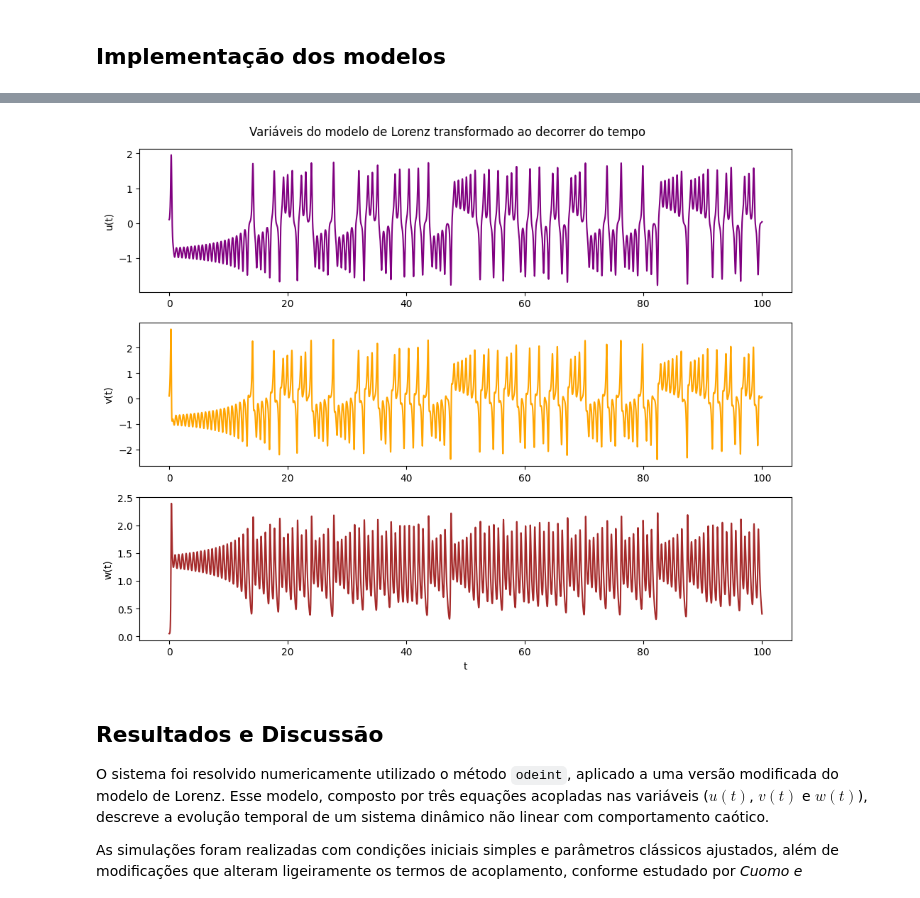
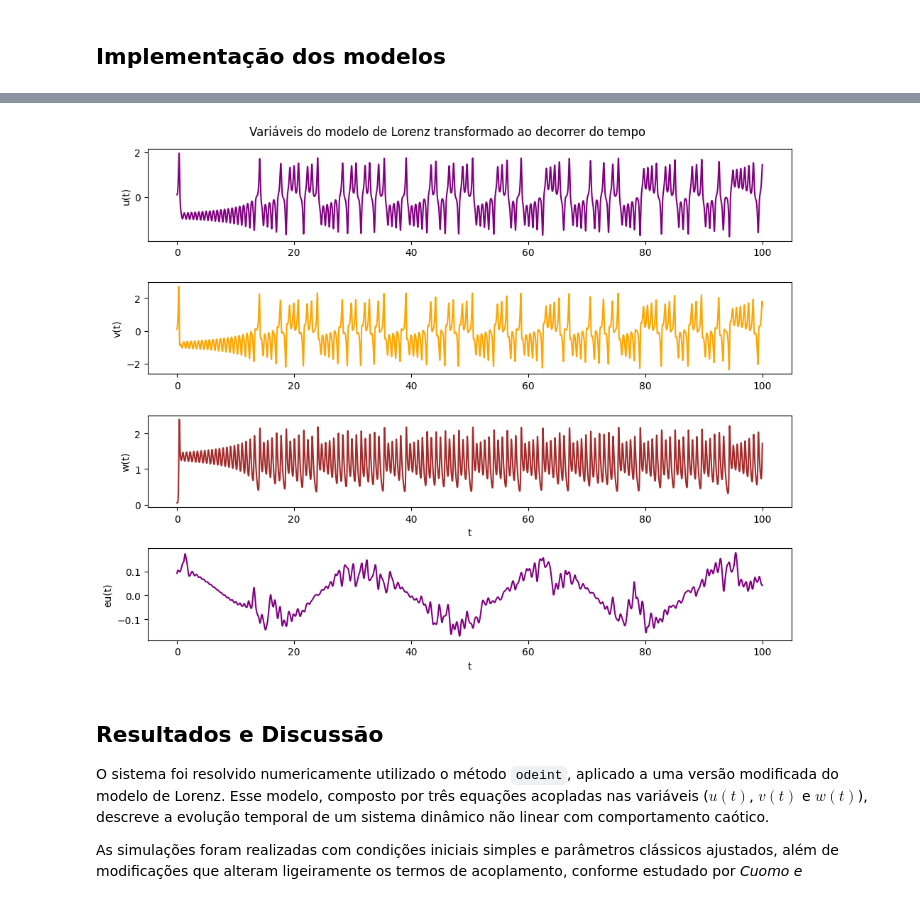
Before and after one commit to IanneVFernandes/projeto-metodos, a Jupyter notebook: parte2.ipynb, the cells around one changed output, grey strips where cells are left out. Drawn from its saved outputs; the diff is of its cells as text; code cells hidden in the pictures.

```diff
--- a/parte2.ipynb
+++ b/parte2.ipynb
@@ -133,6 +134,18 @@ def lorenz_model_transformed(state, t, sigma=10, rho=28, beta=8/3):
     dvdt = rho * u - v - 20 * u * w
     dwdt = 5 * u * v - beta * w
     return (dudt, dvdt, dwdt)
+# %%
+# Sistema de Lorenz em um circuito eletrônico (u = x/10, v = y/10 e w =z/20):
+def lorenz_model_transformed_receiver(state, t, sigma=10, rho=28, beta=8/3):
+    uR, vR, wR = state
+
+    s_t = s_func(t)   # <-- sinal recebido no instante t
+
+    dudt = sigma * (vR - uR)
+    dvdt = rho * s_t - vR - 20 * s_t * wR
+    dwdt = 5 * s_t * vR - beta * wR
+
+    return (dudt, dvdt, dwdt)
 # %%
 # Condições iniciais
 initial_state_lorenz1 = (1, 1, 1)
@@ -141,7 +154,6 @@ initial_state_lorenz3 = (1, 1, 1.01)
 
 initial_state_lorenz_transformed = (0.1, 0.1, 0.05)
 t = np.linspace(0, 100, 10000)
-
 
 # Solução numérica das equações diferenciais
 xyz = odeint(lorenz_model, initial_state_lorenz1, t)
@@ -162,6 +174,25 @@ uvw = odeint(lorenz_model_transformed, initial_state_lorenz_transformed, t)
 
 ## Separa as variáveis u, v, w
 u, v, w = uvw.T
+
+## Criar s(t)
+m = 0.1 * np.cos(0.2 * t)
+s = u + m
+
+
+s_func = interp1d(
+    t,
+    s,
+    kind='linear',
+    fill_value="extrapolate"
+)
+
+uvwr = odeint(lorenz_model_transformed_receiver, initial_state_lorenz_transformed, t)
+
+## Separa as variáveis u, v, w
+u_r, v_r, w_r = uvwr.T
+
+eu, ev, ew = u - u_r, v - v_r, w - w_r
 # %%
 # Plota o atrator de Lorenz1
 fig1 = plt.figure(figsize=(10, 7))
@@ -232,23 +285,31 @@ plt.show()
 # %%
 # Cria uma figura com 3 subplots (um para cada variável)
-_, axis = plt.subplots(3, 1, figsize=(10, 8))
+_, axis = plt.subplots(4, 1, figsize=(10, 8))
 
 axis[0].plot(t, u, label='u(t)', color='purple')
 axis[0].set_ylabel('u(t)')
 
 axis[1].plot(t, v, label='v(t)', color='orange')
 axis[1].set_ylabel('v(t)')
 
 axis[2].plot(t, w, label='w(t)', color='brown')
 axis[2].set_xlabel('t')
 axis[2].set_ylabel('w(t)')
 
+
+window = 200
+eu_smooth = np.convolve(eu, np.ones(window)/window, mode='same')
+
+axis[3].plot(t, eu_smooth, label='p(t)', color='purple')
+axis[3].set_xlabel('t')
+axis[3].set_ylabel('eu(t)')
+
 plt.suptitle("Variáveis do modelo de Lorenz transformado ao decorrer do tempo")
 
 plt.tight_layout()
 plt.show()
 # %% [output]
-[figure, old version]
+[figure, new version]
 # %% [markdown]
 ## Resultados e Discussão
 
```
Also changed, not shown: parts of 10 cells of this notebook.
